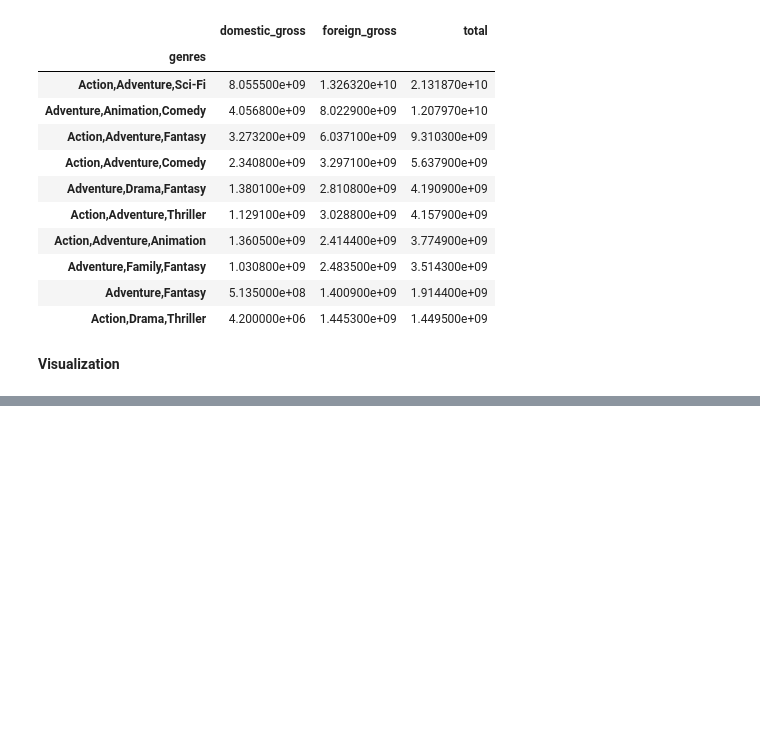
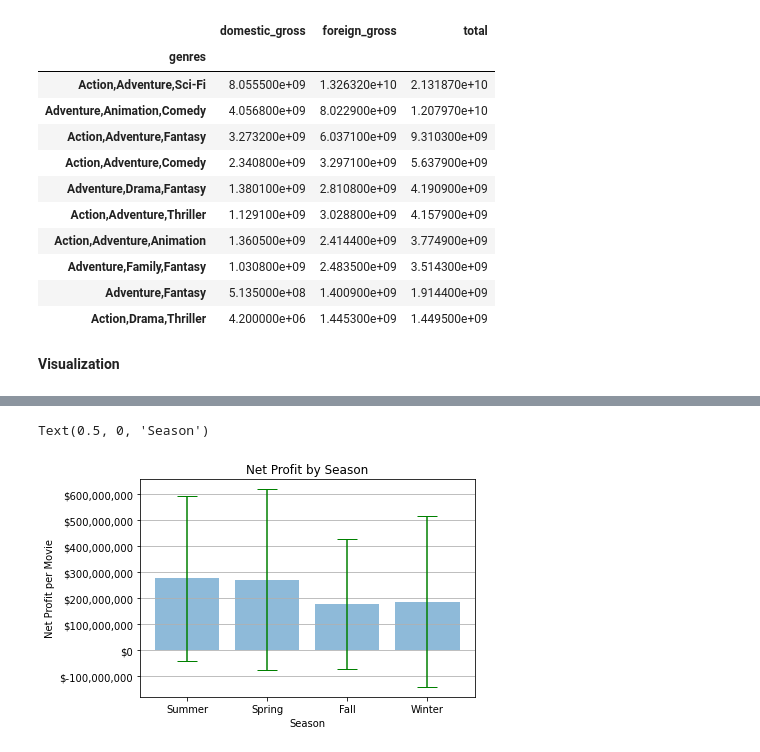
Before and after one commit to ramilchai/dsc-phase-1-project, a Jupyter notebook: student.ipynb, the cells around one changed output, grey strips where cells are left out. Cells and saved outputs as stored; diff of their text form; code cells hidden in the pictures; blank space fills up the shorter version.

```diff
--- a/student.ipynb
+++ b/student.ipynb
@@ -661,0 +954,14 @@ for_graph
+# %%
+cutoff = budgets['production_budget'].mean()
+# %%
+working_budget = budgets[budgets['production_budget'] >= cutoff]
+# %%
+summer = working_budget['net_profit'][working_budget['season'] == 'Summer'].mean()
+spring = working_budget['net_profit'][working_budget['season'] == 'Spring'].mean()
+fall = working_budget['net_profit'][working_budget['season'] == 'Fall'].mean()
+winter = working_budget['net_profit'][working_budget['season'] == 'Winter'].mean()
+
+summer_std = working_budget['net_profit'][working_budget['season'] == 'Summer'].std()
+spring_std = working_budget['net_profit'][working_budget['season'] == 'Spring'].std()
+fall_std = working_budget['net_profit'][working_budget['season'] == 'Fall'].std()
+winter_std = working_budget['net_profit'][working_budget['season'] == 'Winter'].std()
@@ -661,0 +970,23 @@ for_graph
+# %%
+labels = ['Summer', 'Spring', 'Fall', 'Winter']
+x = np.arange(len(labels))
+season_net = [summer, spring, fall, winter]
+season_std = [summer_std, spring_std, fall_std, winter_std]
+# %%
+fig, ax = plt.subplots()
+
+ax.bar(x, season_net, yerr=season_std, align='center', alpha=0.5, ecolor='green', capsize=10)
+
+fmt = '${x:,.0f}'
+tick = mtick.StrMethodFormatter(fmt)
+ax.yaxis.set_major_formatter(tick)
+
+ax.set_ylabel('Net Profit per Movie')
+ax.set_xticks(x)
+ax.set_xticklabels(labels)
+ax.set_title("Net Profit by Season")
+ax.yaxis.grid(True)
+ax.set_xlabel('Season')
+# %% [output]
+Text(0.5, 0, 'Season')
+[figure, added]
```
Also changed, not shown: parts of 36 cells of this notebook.
